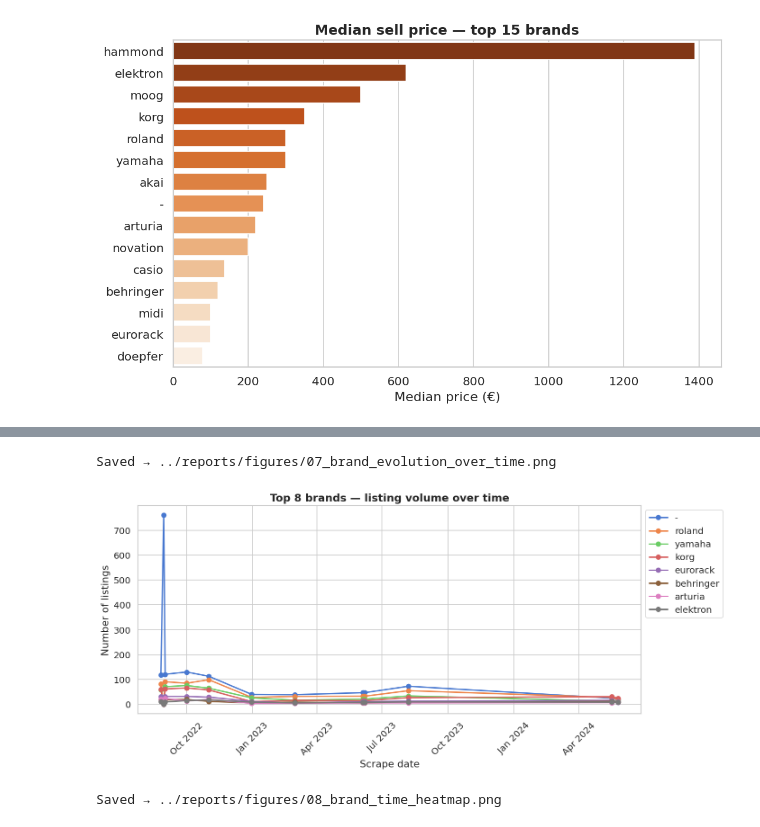
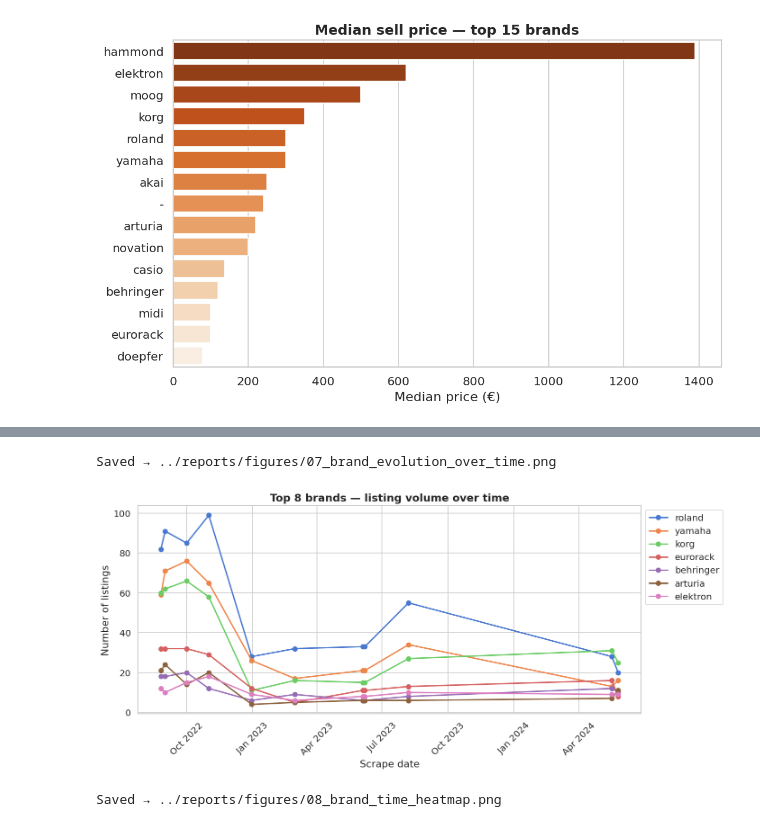
Before and after one commit to albertjimrod/hispasonic, a Jupyter notebook: notebooks/02_eda.ipynb, the cells around one changed output, grey strips where cells are left out. Drawn from its saved outputs; the diff is of its cells as text; code cells hidden in the pictures.

```diff
--- a/notebooks/02_eda.ipynb
+++ b/notebooks/02_eda.ipynb
@@ -216,27 +295,31 @@ Saved → ../reports/figures/06_median_price_per_brand.png
 # %%
 # ── 5c. Brand evolution over time (top 8 brands) ─────────────────────────
 top8 = df['synt_brand'].value_counts().head(8).index.tolist()
+top8 = [brand for brand in top8 if brand != "-"]
 brand_time = (
     df[df['synt_brand'].isin(top8)]
     .groupby(['date_scrapped', 'synt_brand'])
     .size()
     .unstack(fill_value=0)
 )
 
 fig, ax = plt.subplots(figsize=(12, 5))
 for brand in top8:
     if brand in brand_time.columns:
         ax.plot(brand_time.index, brand_time[brand], marker='o', label=brand, linewidth=1.8)
+
 ax.set_title('Top 8 brands — listing volume over time', fontsize=14, fontweight='bold')
 ax.set_xlabel('Scrape date')
 ax.set_ylabel('Number of listings')
 ax.xaxis.set_major_formatter(plt.matplotlib.dates.DateFormatter('%b %Y'))
+
 plt.xticks(rotation=45)
 ax.legend(loc='upper left', bbox_to_anchor=(1, 1))
+
 savefig('07_brand_evolution_over_time')
 # %% [output]
 Saved → ../reports/figures/07_brand_evolution_over_time.png
-[figure, old version]
+[figure, new version]
 # %%
 # ── 5d. Brand × time heatmap (listing count) ──────────────────────────────
 top12 = df['synt_brand'].value_counts().head(12).index.tolist()
```
Also changed, not shown: parts of 20 cells of this notebook, 4 other files.
